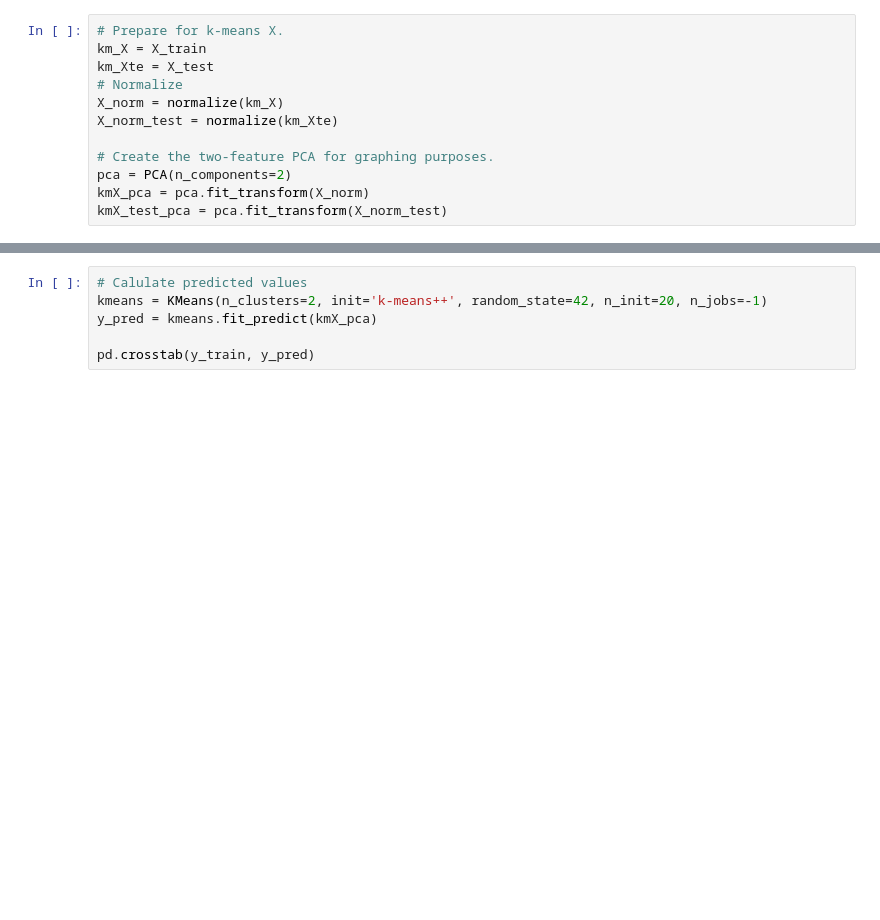
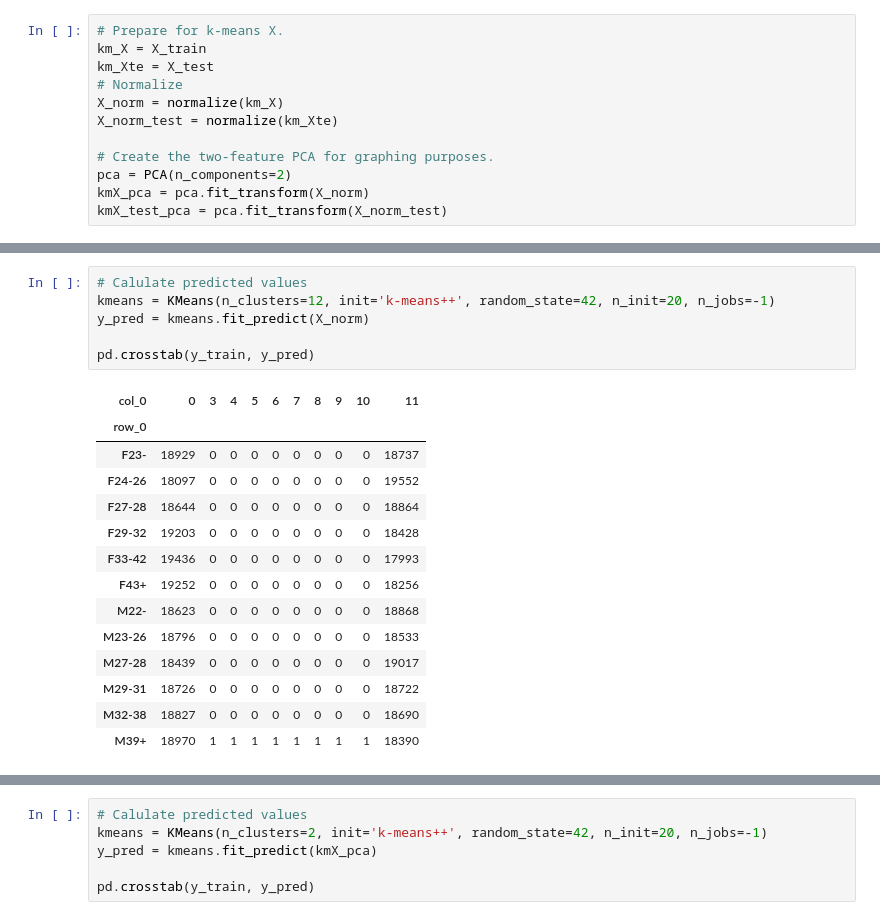
Before and after one commit to lamkg/Thinkful-Final-Capstone, a Jupyter notebook: Final Capstone.ipynb, the cells around one changed output, grey strips where cells are left out. Drawn from its saved outputs; the diff is of its cells as text; blank space fills up the shorter version.

```diff
--- a/Final Capstone.ipynb
+++ b/Final Capstone.ipynb
@@ -1489,0 +1547,21 @@ kmX_test_pca = pca.fit_transform(X_norm_test)
+# %%
+# Calulate predicted values
+kmeans = KMeans(n_clusters=12, init='k-means++', random_state=42, n_init=20, n_jobs=-1)
+y_pred = kmeans.fit_predict(X_norm)
+
+pd.crosstab(y_train, y_pred)
+# %% [output]
+| col_0 | 0 | 3 | 4 | 5 | 6 | 7 | 8 | 9 | 10 | 11 |
+| row_0 |  |  |  |  |  |  |  |  |  |  |
+| F23- | 18929 | 0 | 0 | 0 | 0 | 0 | 0 | 0 | 0 | 18737 |
+| F24-26 | 18097 | 0 | 0 | 0 | 0 | 0 | 0 | 0 | 0 | 19552 |
+| F27-28 | 18644 | 0 | 0 | 0 | 0 | 0 | 0 | 0 | 0 | 18864 |
+| F29-32 | 19203 | 0 | 0 | 0 | 0 | 0 | 0 | 0 | 0 | 18428 |
+| F33-42 | 19436 | 0 | 0 | 0 | 0 | 0 | 0 | 0 | 0 | 17993 |
+| F43+ | 19252 | 0 | 0 | 0 | 0 | 0 | 0 | 0 | 0 | 18256 |
+| M22- | 18623 | 0 | 0 | 0 | 0 | 0 | 0 | 0 | 0 | 18868 |
+| M23-26 | 18796 | 0 | 0 | 0 | 0 | 0 | 0 | 0 | 0 | 18533 |
+| M27-28 | 18439 | 0 | 0 | 0 | 0 | 0 | 0 | 0 | 0 | 19017 |
+| M29-31 | 18726 | 0 | 0 | 0 | 0 | 0 | 0 | 0 | 0 | 18722 |
+| M32-38 | 18827 | 0 | 0 | 0 | 0 | 0 | 0 | 0 | 0 | 18690 |
+| M39+ | 18970 | 1 | 1 | 1 | 1 | 1 | 1 | 1 | 1 | 18390 |
```
Also changed, not shown: parts of 24 cells of this notebook.
